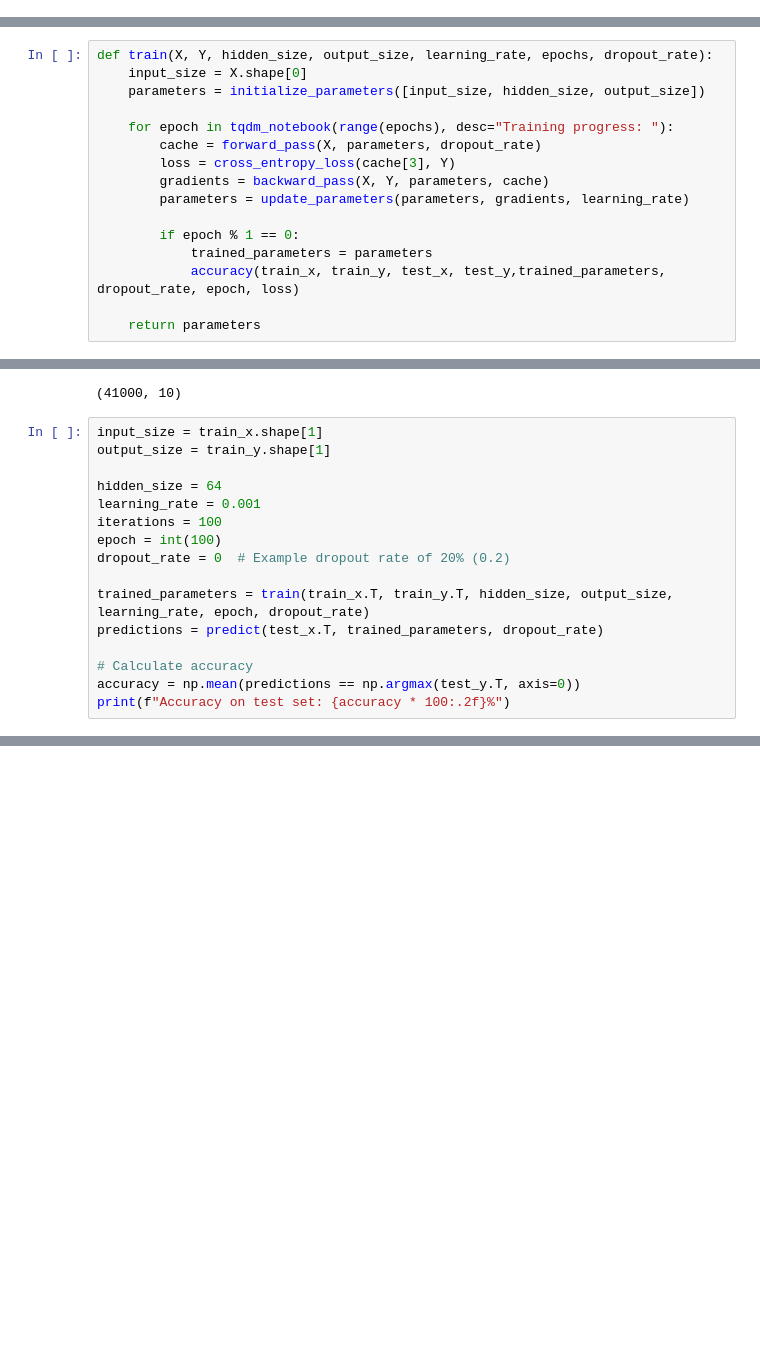
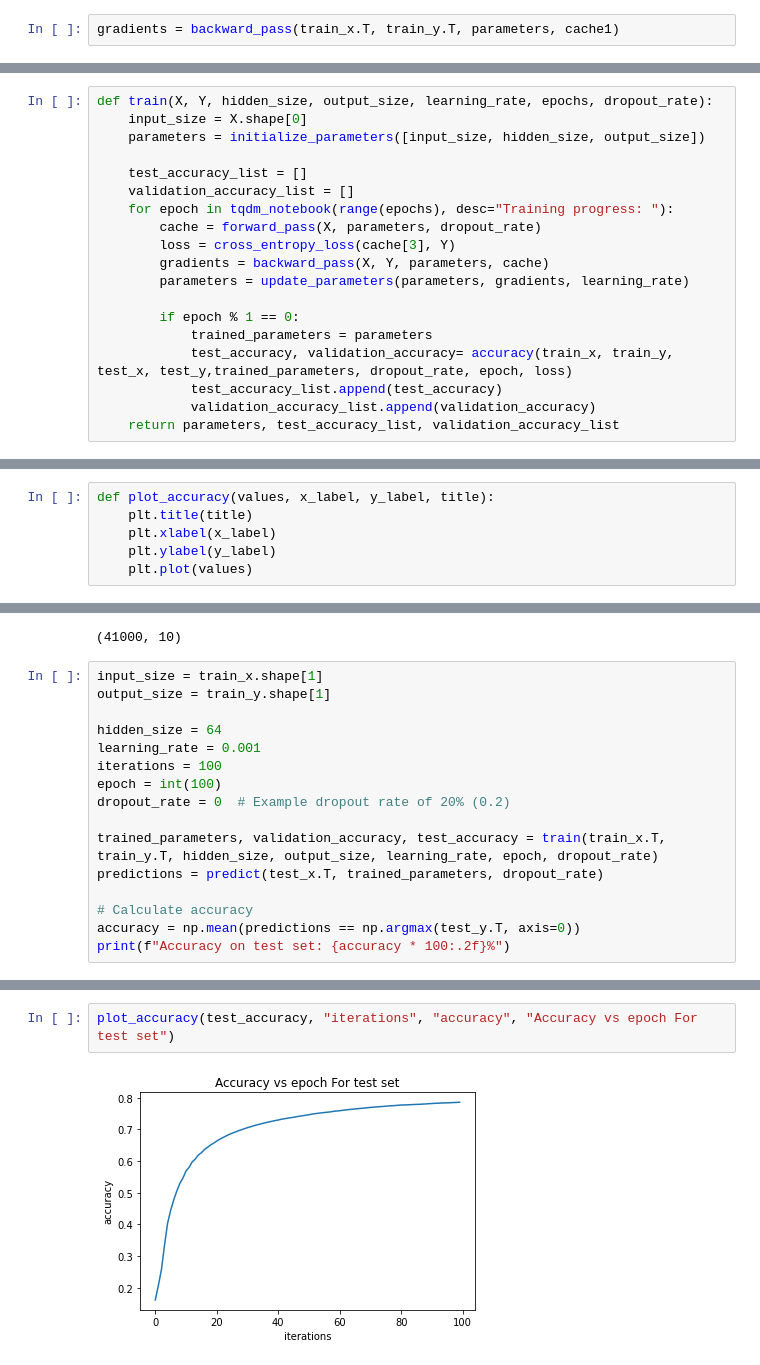
Before and after one commit to Kaustuv-Karki/Data-mining, a Jupyter notebook: NeuralNetwork/neural_network.ipynb, the cells around one changed output, grey strips where cells are left out. Saved outputs shown, nothing was run; the diff lists cells and outputs as text; blank space fills up the shorter version.

Commit message:
forward propagation and backward propagation written for multiple layers and plotting the accuracy also done

```diff
--- a/NeuralNetwork/neural_network.ipynb
+++ b/NeuralNetwork/neural_network.ipynb
@@ -189,0 +316,2 @@ def backward_pass(X, Y, parameters, cache):
+# %%
+gradients = backward_pass(train_x.T, train_y.T, parameters, cache1)
@@ -215,6 +345,8 @@ def train(X, Y, hidden_size, output_size, learning_rate, epochs, dropout_rate):
     input_size = X.shape[0]
     parameters = initialize_parameters([input_size, hidden_size, output_size])
 
+    test_accuracy_list = []
+    validation_accuracy_list = []
     for epoch in tqdm_notebook(range(epochs), desc="Training progress: "):
         cache = forward_pass(X, parameters, dropout_rate)
         loss = cross_entropy_loss(cache[3], Y)
@@ -223,7 +355,8 @@ def train(X, Y, hidden_size, output_size, learning_rate, epochs, dropout_rate):
 
         if epoch % 1 == 0:
             trained_parameters = parameters
-            accuracy(train_x, train_y, test_x, test_y,trained_parameters, dropout_rate, epoch, loss)
-
-    return parameters
+            test_accuracy, validation_accuracy= accuracy(train_x, train_y, test_x, test_y,trained_parameters, dropout_rate, epoch, loss)
+            test_accuracy_list.append(test_accuracy)
+            validation_accuracy_list.append(validation_accuracy)
+    return parameters, test_accuracy_list, validation_accuracy_list
 # %%
@@ -233,6 +366,12 @@ def predict_labels(test_x, test_y, index):
     actual = np.argmax(test_y[index])
     plt.title(f" Actual : {actual}   Prediction : {prediction}")
     plt.imshow(np.array(test_x[index]).reshape((28,28)), cmap="gray")
+# %%
+def plot_accuracy(values, x_label, y_label, title):
+    plt.title(title)
+    plt.xlabel(x_label)
+    plt.ylabel(y_label)
+    plt.plot(values)
 # %%
 train_x.shape
 # %% [output]
@@ -251,7 +390,7 @@ iterations = 100
 epoch = int(100)
 dropout_rate = 0  # Example dropout rate of 20% (0.2)
 
-trained_parameters = train(train_x.T, train_y.T, hidden_size, output_size, learning_rate, epoch, dropout_rate)
+trained_parameters, validation_accuracy, test_accuracy = train(train_x.T, train_y.T, hidden_size, output_size, learning_rate, epoch, dropout_rate)
 predictions = predict(test_x.T, trained_parameters, dropout_rate)
 
 # Calculate accuracy
@@ -277,0 +417,4 @@ Accuracy on test set: 71.70%
+# %%
+plot_accuracy(test_accuracy, "iterations", "accuracy", "Accuracy vs epoch For test set")
+# %% [output]
+[figure, added]
```
Also changed, not shown: parts of 21 cells of this notebook.
